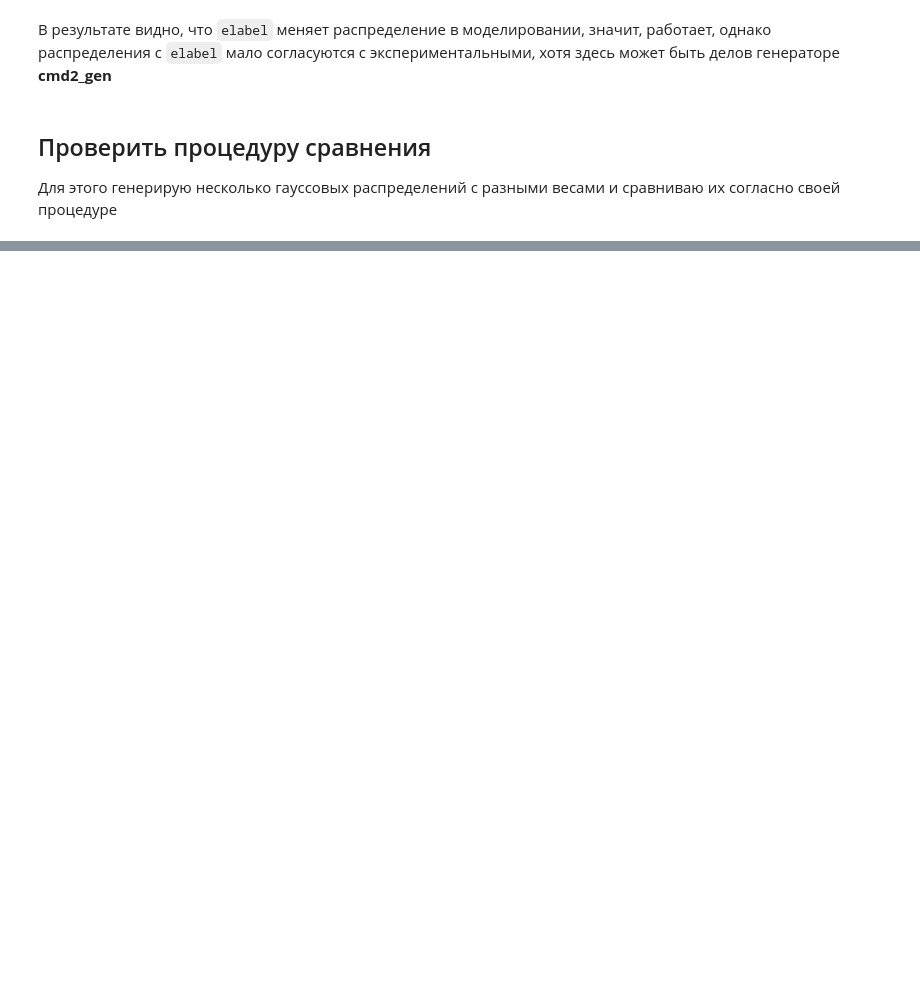
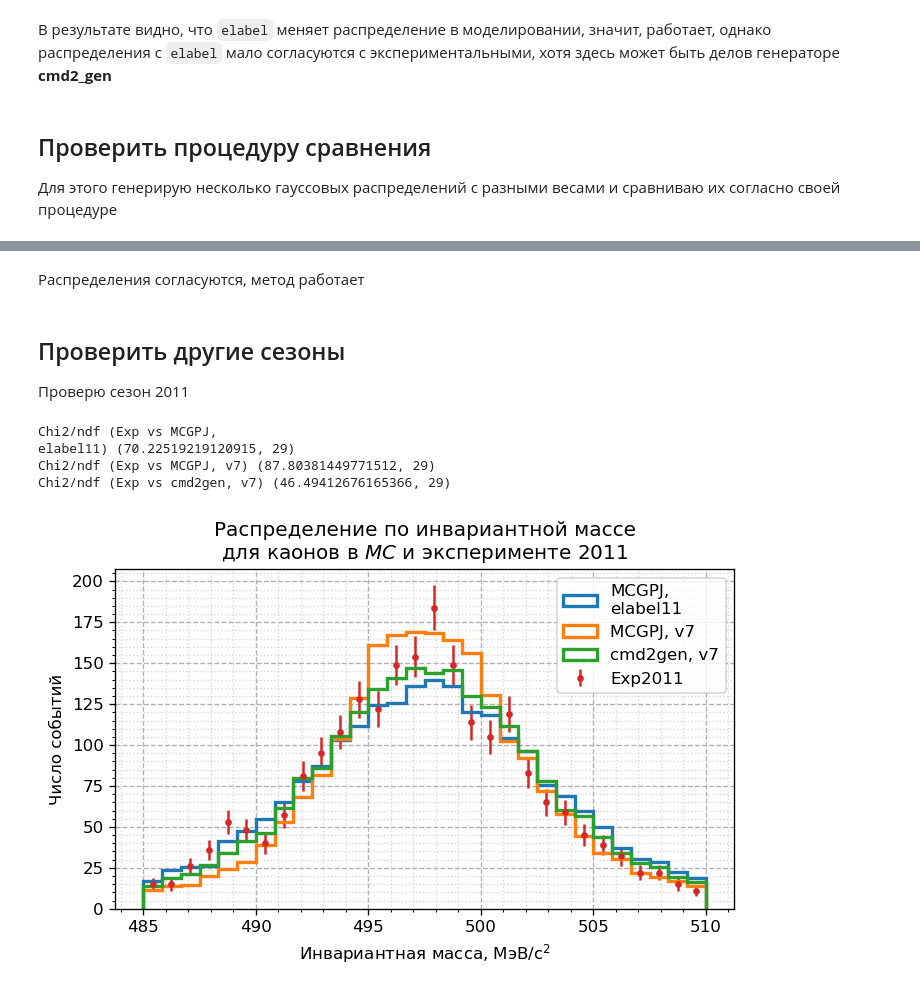
Before and after one commit to nikita-p/kskl20, a Jupyter notebook: notebooks/01. AnglesNote.ipynb, the cells around one changed output, grey strips where cells are left out. Saved outputs shown, nothing was run; the diff lists cells and outputs as text; code cells hidden in the pictures; blank space fills up the shorter version.

```diff
--- a/notebooks/01. AnglesNote.ipynb
+++ b/notebooks/01. AnglesNote.ipynb
@@ -318,0 +335,30 @@ Chi2/ndf (276.73090741113384, 119)
+# %% [markdown]
+Распределения согласуются, метод работает
+# %% [markdown]
+## Проверить другие сезоны
+Проверю сезон 2011
+# %%
+dfE11, dfMCe11, dfMCv7, dfMCv7sg = prepare_data('../trees/exp2011_allTheta_allMoms.root'), \
+prepare_data('../trees/mc11_mcgpj.root'), prepare_data('../trees/mc7_mcgpj.root'), prepare_data('../trees/mc7_sg.root')
+dfE11, dfMCe11, dfMCv7, dfMCv7sg = assign_mc_weight(dfE11, dfMCe11, dfMCv7, dfMCv7sg)
+
+dfMCs, labs = [dfMCe11, dfMCv7, dfMCv7sg], ['MCGPJ,\nelabel11', 'MCGPJ, v7', 'cmd2gen, v7']
+# %%
+def draw_MCs(dfMCs, labels, field, range, bins=30):
+    for df, lab in zip(dfMCs, labels):
+        plt.hist(data=df, x=field, bins=bins, range=range, label=lab, weights='weight', lw=2, histtype='step')
+# %%
+bins, r = 30, (485, 510)
+draw_MCs(dfMCs, labs, 'ksminv', r, bins)
+hep_histo(dfE11.ksminv, bins=bins, label='Exp2011', range=r)
+my_style('Распределение по инвариантной массе\nдля каонов в $MC$ и эксперименте 2011',
+         'Инвариантная масса, МэВ/с${}^2$', 'Число событий', legend=True)
+for df, lab in zip(dfMCs, labs):
+    print('Chi2/ndf', f'(Exp vs {lab})',
+      chi2_ndf(dfE11.ksminv, df.ksminv, bins=bins, range=r, weights1=dfE11.weight, weights2=df.weight))
+# %% [output]
+Chi2/ndf (Exp vs MCGPJ,
+elabel11) (70.22519219120915, 29)
+Chi2/ndf (Exp vs MCGPJ, v7) (87.80381449771512, 29)
+Chi2/ndf (Exp vs cmd2gen, v7) (46.49412676165366, 29)
+[figure, added]
```
Also changed, not shown: parts of 21 cells of this notebook, 2 other files.
